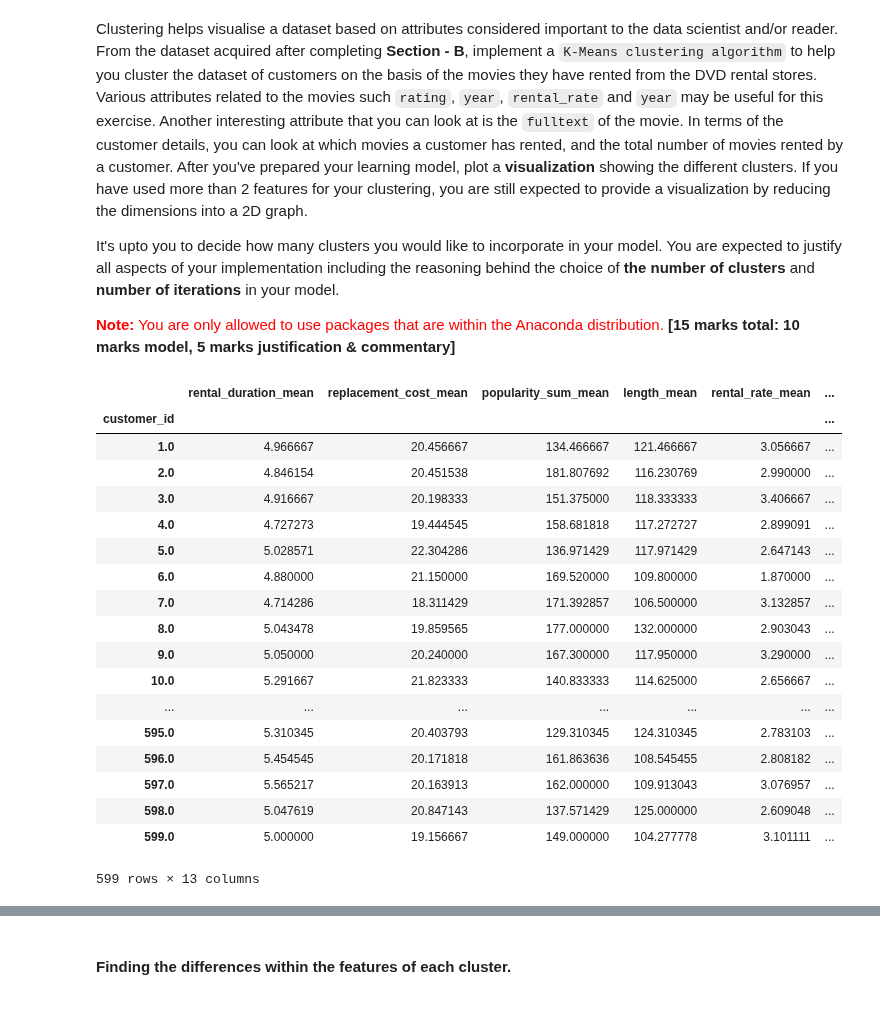
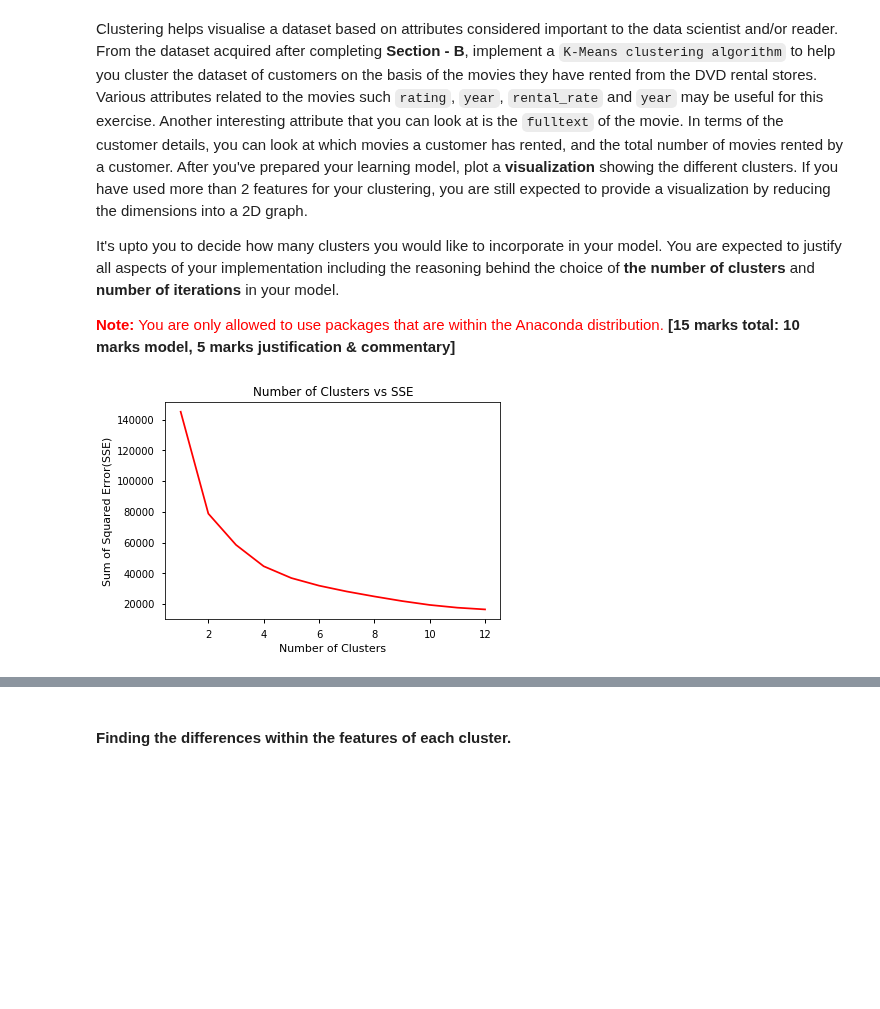
Before and after one commit to DannyFirmin/ML-KMeans-KNN-DecisionTrees, a Jupyter notebook: Assignment-2.ipynb, the cells around one changed output, grey strips where cells are left out. Drawn from its saved outputs; the diff is of its cells as text; code cells hidden in the pictures; blank space fills up the shorter version.

```diff
--- a/Assignment-2.ipynb
+++ b/Assignment-2.ipynb
@@ -440,66 +454,48 @@ df_X = df_clustering[["customer_id",'rental_duration', 'Deleted_Scenes',"amount"
 
 # Dropping data about customers who has'nt paid yet
 df_X = df_X.dropna(subset=['customer_id'])
 
 
 # converting the Columns to Numeric type
 df_X.rental_rate=df_X.rental_rate.astype(np.float64)
 df_X.replacement_cost=df_X.replacement_cost.astype(np.float64)
 
 
 # Finding means of some attribute based on some rational.
 feature_mean=["rental_duration","replacement_cost","popularity_sum","length","rental_rate","actor_count",'Deleted_Scenes',
        'Behind_the_Scenes', 'Trailers', 'Commentaries']
 dic={feature:"mean" for  feature in feature_mean}
 df_X_mean=df_X.groupby("customer_id").agg(dic)
 df_X_mean=df_X_mean.rename(columns={ x:str(x)+"_mean" for x in feature_mean})
 
 
 # Finding modes of some attribute based on some rational.
 feature_mode=["customer_id",'rating',"rental_rate","category_id"]
 df_X_mode=df_X[feature_mode].groupby("customer_id").agg(lambda x:x.value_counts().index[0])
 df_X_mode=df_X_mode.rename(columns={ x:str(x)+"_mode" for x in feature_mode})
 
 # Aggregating data.
 df_X=df_X_mean.join(df_X_mode,on="customer_id")
 df_X_clustering=df_X
 
 df_X
-# # Reducing dimensionality using PCA.
-# pca.fit(df_X_clustering)
-# transform = pca.transform(df_X_clustering)
+# Reducing dimensionality using PCA.
+pca.fit(df_X_clustering)
+transform = pca.transform(df_X_clustering)
 
-# # Finding the optimal K value  for KMeans using elbow method.
-# sse = []
-# for i in range(1, 13):
-#     KM = KMeans(n_clusters=i)
-#     KM.fit(transform)
-#     sse.append(KM.inertia_)
-# plt.plot(range(1, 13), sse,c="r")
-# plt.title("Number of Clusters vs SSE")
-# plt.xlabel("Number of Clusters")
-# plt.ylabel("Sum of Squared Error(SSE)")
-# plt.show()
+# Finding the optimal K value  for KMeans using elbow method.
+sse = []
+for i in range(1, 13):
+    KM = KMeans(n_clusters=i)
+    KM.fit(transform)
+    sse.append(KM.inertia_)
+plt.plot(range(1, 13), sse,c="r")
+plt.title("Number of Clusters vs SSE")
+plt.xlabel("Number of Clusters")
+plt.ylabel("Sum of Squared Error(SSE)")
+plt.show()
 # %% [output]
-|  | rental_duration_mean | replacement_cost_mean | popularity_sum_mean | length_mean | rental_rate_mean | ... |
-| customer_id |  |  |  |  |  | ... |
-| 1.0 | 4.966667 | 20.456667 | 134.466667 | 121.466667 | 3.056667 | ... |
-| 2.0 | 4.846154 | 20.451538 | 181.807692 | 116.230769 | 2.990000 | ... |
-| 3.0 | 4.916667 | 20.198333 | 151.375000 | 118.333333 | 3.406667 | ... |
-| 4.0 | 4.727273 | 19.444545 | 158.681818 | 117.272727 | 2.899091 | ... |
-| 5.0 | 5.028571 | 22.304286 | 136.971429 | 117.971429 | 2.647143 | ... |
-| 6.0 | 4.880000 | 21.150000 | 169.520000 | 109.800000 | 1.870000 | ... |
-| 7.0 | 4.714286 | 18.311429 | 171.392857 | 106.500000 | 3.132857 | ... |
-| 8.0 | 5.043478 | 19.859565 | 177.000000 | 132.000000 | 2.903043 | ... |
-| 9.0 | 5.050000 | 20.240000 | 167.300000 | 117.950000 | 3.290000 | ... |
-| 10.0 | 5.291667 | 21.823333 | 140.833333 | 114.625000 | 2.656667 | ... |
-| ... | ... | ... | ... | ... | ... | ... |
-| 595.0 | 5.310345 | 20.403793 | 129.310345 | 124.310345 | 2.783103 | ... |
-| 596.0 | 5.454545 | 20.171818 | 161.863636 | 108.545455 | 2.808182 | ... |
-| 597.0 | 5.565217 | 20.163913 | 162.000000 | 109.913043 | 3.076957 | ... |
-| 598.0 | 5.047619 | 20.847143 | 137.571429 | 125.000000 | 2.609048 | ... |
-| 599.0 | 5.000000 | 19.156667 | 149.000000 | 104.277778 | 3.101111 | ... |
-599 rows × 13 columns
+[figure, added]
 # %%
 # As shown from above, the optimal value of K is 4.
 # Using random_state to have a deterministic output such that the output can be referenced in the justifictaion.
```
Also changed, not shown: parts of 8 cells of this notebook, 1 other file.
